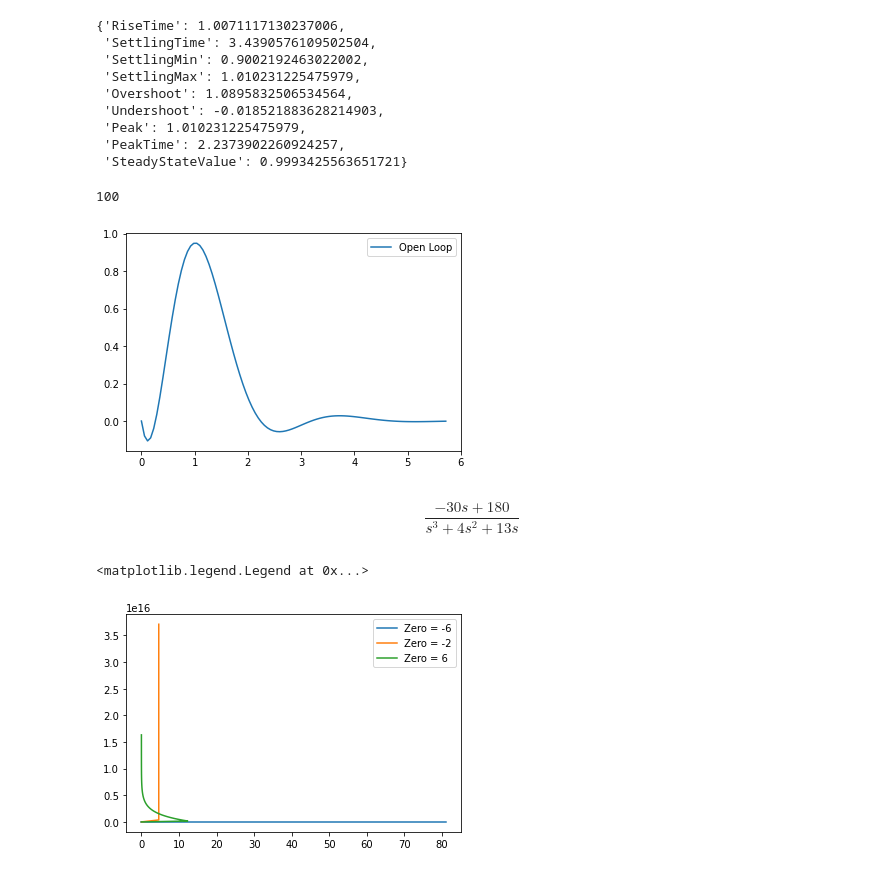
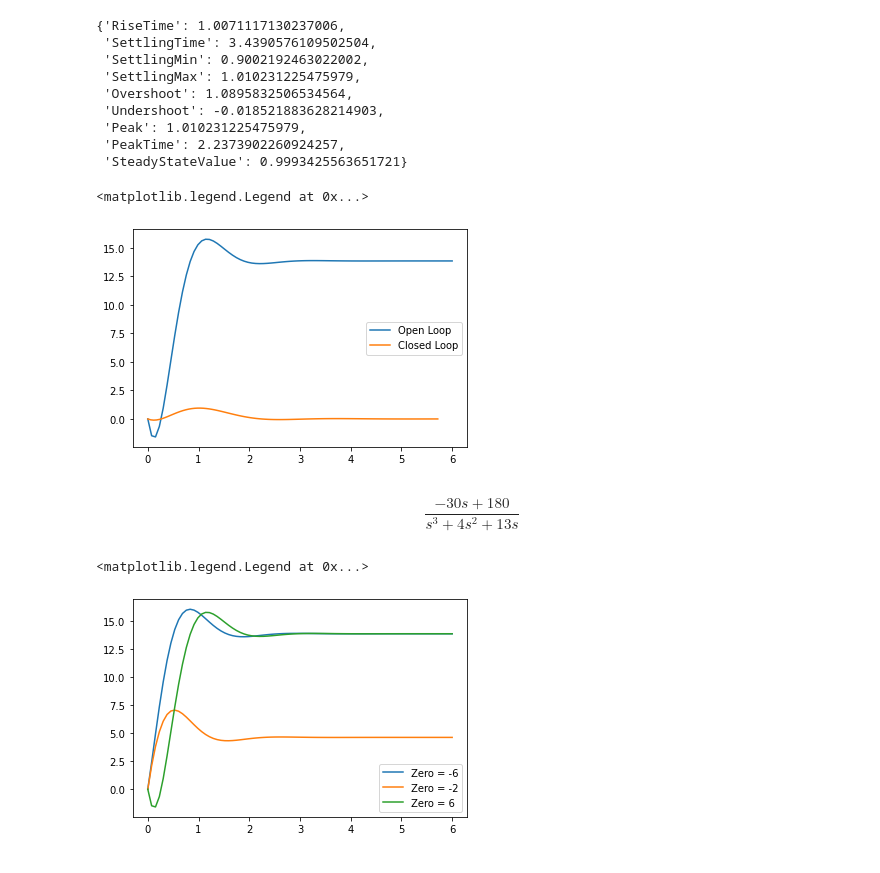
Before and after one commit to 2001engenharia/Control-System-Lectures, a Jupyter notebook: src/03_stability_time_domain_specifications/time_domain_specifications.ipynb, the cells around one changed output. Drawn from its saved outputs; the diff is of its cells as text; code cells hidden in the pictures.

```diff
--- a/src/03_stability_time_domain_specifications/time_domain_specifications.ipynb
+++ b/src/03_stability_time_domain_specifications/time_domain_specifications.ipynb
@@ -17,10 +17,11 @@ s = tf('s')             # Laplace variable
 # %%
 # TF Boeing 747 aircraft
 # Open Loop
+t = linspace(0,6,80)
 G = u*30*(s - 6) / (s**3 + 4*s**2 + 13*s)
 
 # Impulse response
-t1, y_open = impulse(G)
+t1, y_open = impulse(G,t)
 
 tr = 1.8 / wn
 ts = 4.6 /( zeta*wn )
@@ -90,12 +91,12 @@ stepinfo(G2)
  'PeakTime': 2.2373902260924257,
  'SteadyStateValue': 0.9993425563651721}
 # %%
-#plt.plot(y_open, t1)
+plt.plot(y_open, t1)
 plt.plot(y_closed, t2)
 plt.legend(['Open Loop','Closed Loop'])
 # %% [output]
-100
+<matplotlib.legend.Legend at 0x...>
-[figure, old version]
+[figure, new version]
 # %%
 # Zeros influence
 # Change the poles = change the natural frequency and damping
@@ -109,13 +110,13 @@ H3
 $$\frac{-30 s + 180}{s^3 + 4 s^2 + 13 s}$$
 # %%
 # Plot
-y_H1, t1 = impulse(H1,t)
-plt.plot(t1,y_H1)
-t2, y_H2 = impulse(H2)
-plt.plot(t2,y_H2)
-t3, y_H3 = impulse(H3)
-plt.plot(t3,y_H3)
+t1, y_H1 = impulse(H1,t)
+plt.plot(y_H1,t1)
+t2, y_H2 = impulse(H2,t)
+plt.plot(y_H2,t2)
+t3, y_H3 = impulse(H3,t)
+plt.plot(y_H3,t3)
 plt.legend(['Zero = -6','Zero = -2','Zero = 6'])
 # %% [output]
 <matplotlib.legend.Legend at 0x...>
-[figure, old version]
+[figure, new version]
```
Also changed, not shown: parts of 1 cell of this notebook, 3 other files.
